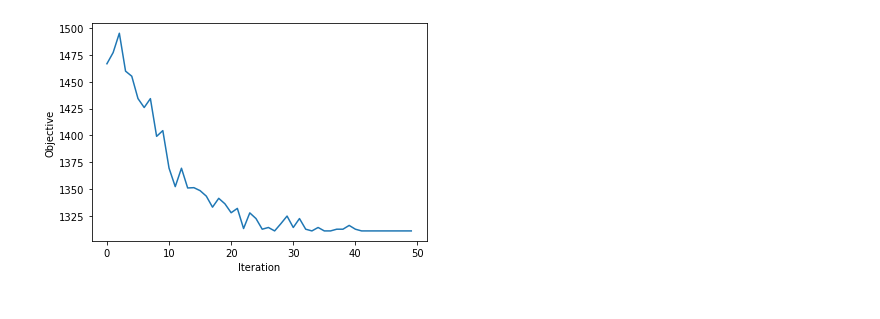
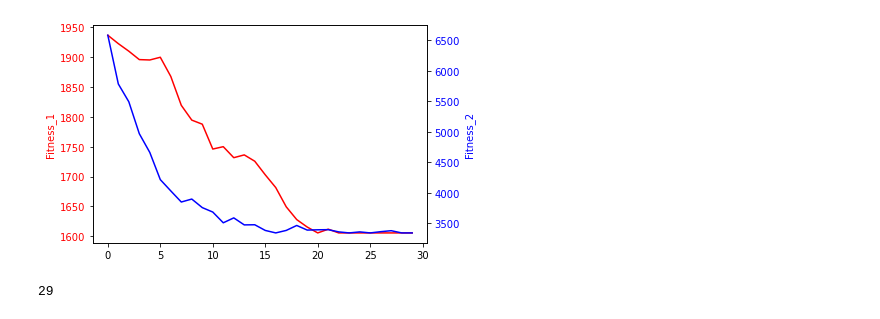
Before and after one commit to selfDiscipline/3L-SDVR, a Jupyter notebook: 3L-SDVR.ipynb, the cells around one changed output. Drawn from its saved outputs; the diff is of its cells as text; code cells hidden in the pictures.

```diff
--- a/3L-SDVR.ipynb
+++ b/3L-SDVR.ipynb
@@ -42,15 +42,6 @@ xc = rnd.rand(n_customer+1)*200
 yc = rnd.rand(n_customer+1)*100
 # The number of Routing plans
 RP = 10
-#Plotting the n nodes without the node 0 (depot) and chose the color blue for each node.
-plt.scatter(xc[1:],yc[1:],c='b')
-# Associating and plotting each demand in the right of each blue node (customer).
-for i in N:
-    plt.annotate('$N_%d$'%(i),(xc[i]+2,yc[i]))
-# Ploting the node 0, chosing the red like its color and the square form like a marker.
-plt.plot(xc[0],yc[0],c='r' ,marker='s')
-# Showing the Initial plot.
-plt.show()
 # Intializing the set of arcs A.
 A = [(i,j) for i in V for j in V if i!=j]
 # Calculating the distance between each node as non-negative cost of each arc
@@ -206,6 +207,9 @@ def fitnessFunction_2(pc_items, pc_bins):
     # rvol_mean = np.sum(total_items_volume)/sum(containers_volume)
     # rwgh_mean = np.sum(total_items_weight)/sum(containers_weight)
 
+    rvol = sum(items_volume)
+    rwgh = sum(items_weight)
+
     rvol_mean = sum(items_volume)/sum(containers_volume)
     rwgh_mean = sum(items_weight)/sum(containers_weight)
 
@@ -226,7 +230,7 @@ def fitnessFunction_2(pc_items, pc_bins):
     total_fitteditems_wgh = sum(bins_fitteditems_weight)
     total_fitteditems_vol = sum(bins_fitteditems_volume)
 
-    F2 = abs(total_fitteditems_vol - total_fitteditems_wgh) - total_fitteditems_vol - total_fitteditems_wgh
+    F2 = rvol + rwgh - total_fitteditems_vol - total_fitteditems_wgh
 
     return F2
 # %%
@@ -595,14 +470,0 @@ while(gen_no<max_gen):
-# %%
-# Plot results
-x = minF1
-y = minF2
-z = maxF1
-k = maxF2
-l = meanF1
-m = meanF2
-plt.xlabel('Iteration')
-plt.ylabel('Objective')
-plt.plot(l)
-plt.show()
-# %% [output]
-[figure, removed]
@@ -608,0 +654,9 @@ plt.show()
+# %%
+# Running the DTSA Module for producing routing and splitting plans
+
+initpop = InitializePopulation(20, 30)
+
+# Plot of the Objective function Values
+# %% [output]
+[figure, added]
+29
```
Also changed, not shown: parts of 15 cells of this notebook.
